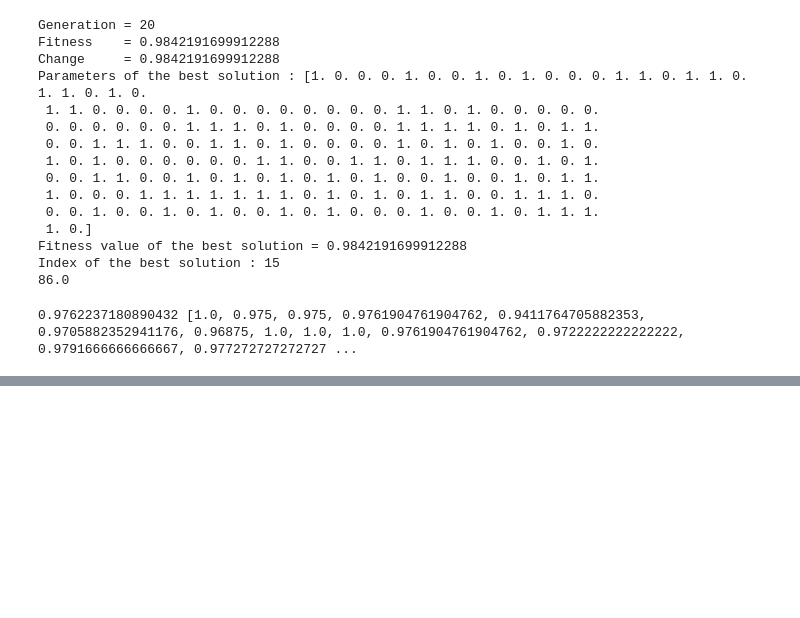
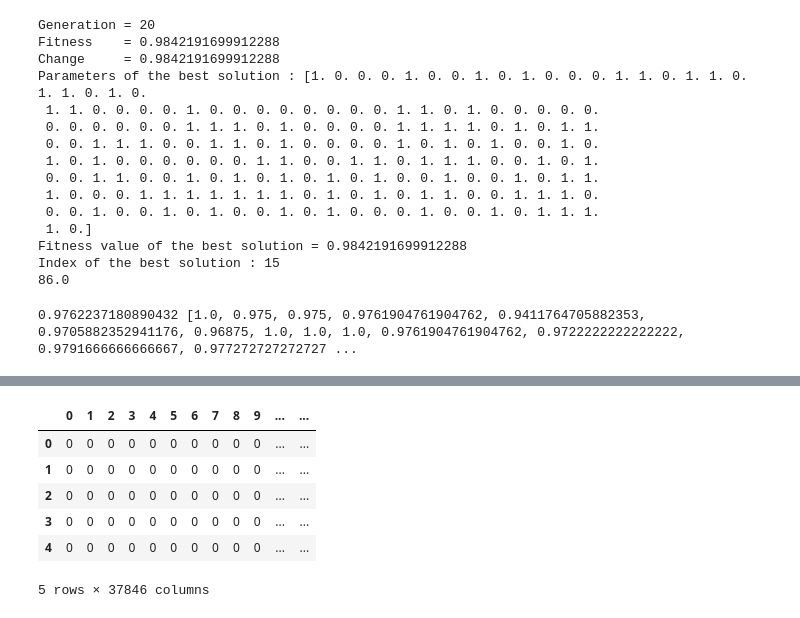
Before and after one commit to GJOsmak/CardioML, a Jupyter notebook: ML_used_feature_selection.ipynb, the cells around one changed output, grey strips where cells are left out. Cells and saved outputs as stored; diff of their text form; code cells hidden in the pictures; blank space fills up the shorter version.

```diff
--- a/ML_used_feature_selection.ipynb
+++ b/ML_used_feature_selection.ipynb
@@ -1261,3 +1261,21 @@ for i in range(30):
 print(np.mean(roc_auc_list), roc_auc_list)
 # %% [output]
 0.9762237180890432 [1.0, 0.975, 0.975, 0.9761904761904762, 0.9411764705882353, 0.9705882352941176, 0.96875, 1.0, 1.0, 1.0, 0.9761904761904762, 0.9722222222222222, 0.9791666666666667, 0.977272727272727 ...
+# %%
+import pandas as pd
+import numpy as np
+
+class Data(object):
+    def __init__(self):
+        pass
+
+Data.X = Data()
+Data.X.train = pd.read_csv('./Data/Sets/train_GSE36961.csv', index_col=0)
+
+data = pd.read_csv('./MC_res2.csv', header=None)
+result_vec = data.iloc[:,:-1].mean(axis=0)
+
+if len(result_vec) == 37846:
+    np.array(Data.X.train.index)[result_vec > 0]
+else:
+    print('fuuuck.... :(')
@@ -1263,0 +1287,10 @@ print(np.mean(roc_auc_list), roc_auc_list)
+# %%
+data.iloc[:,:-1].head()
+# %% [output]
+|  | 0 | 1 | 2 | 3 | 4 | 5 | 6 | 7 | 8 | 9 | ... | ... |
+| 0 | 0 | 0 | 0 | 0 | 0 | 0 | 0 | 0 | 0 | 0 | ... | ... |
+| 1 | 0 | 0 | 0 | 0 | 0 | 0 | 0 | 0 | 0 | 0 | ... | ... |
+| 2 | 0 | 0 | 0 | 0 | 0 | 0 | 0 | 0 | 0 | 0 | ... | ... |
+| 3 | 0 | 0 | 0 | 0 | 0 | 0 | 0 | 0 | 0 | 0 | ... | ... |
+| 4 | 0 | 0 | 0 | 0 | 0 | 0 | 0 | 0 | 0 | 0 | ... | ... |
+5 rows × 37846 columns
```
Also changed, not shown: parts of 3 cells of this notebook, 3 other files.
